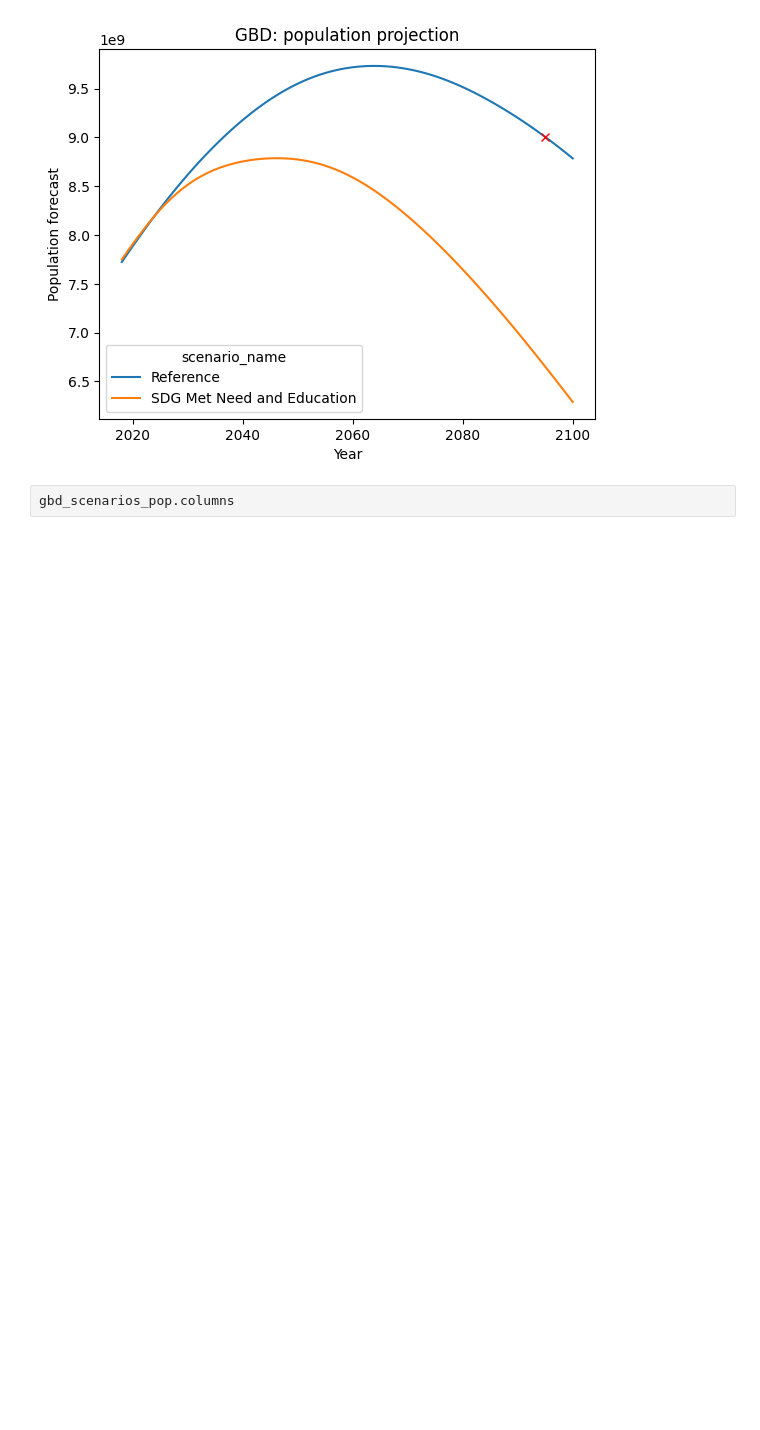
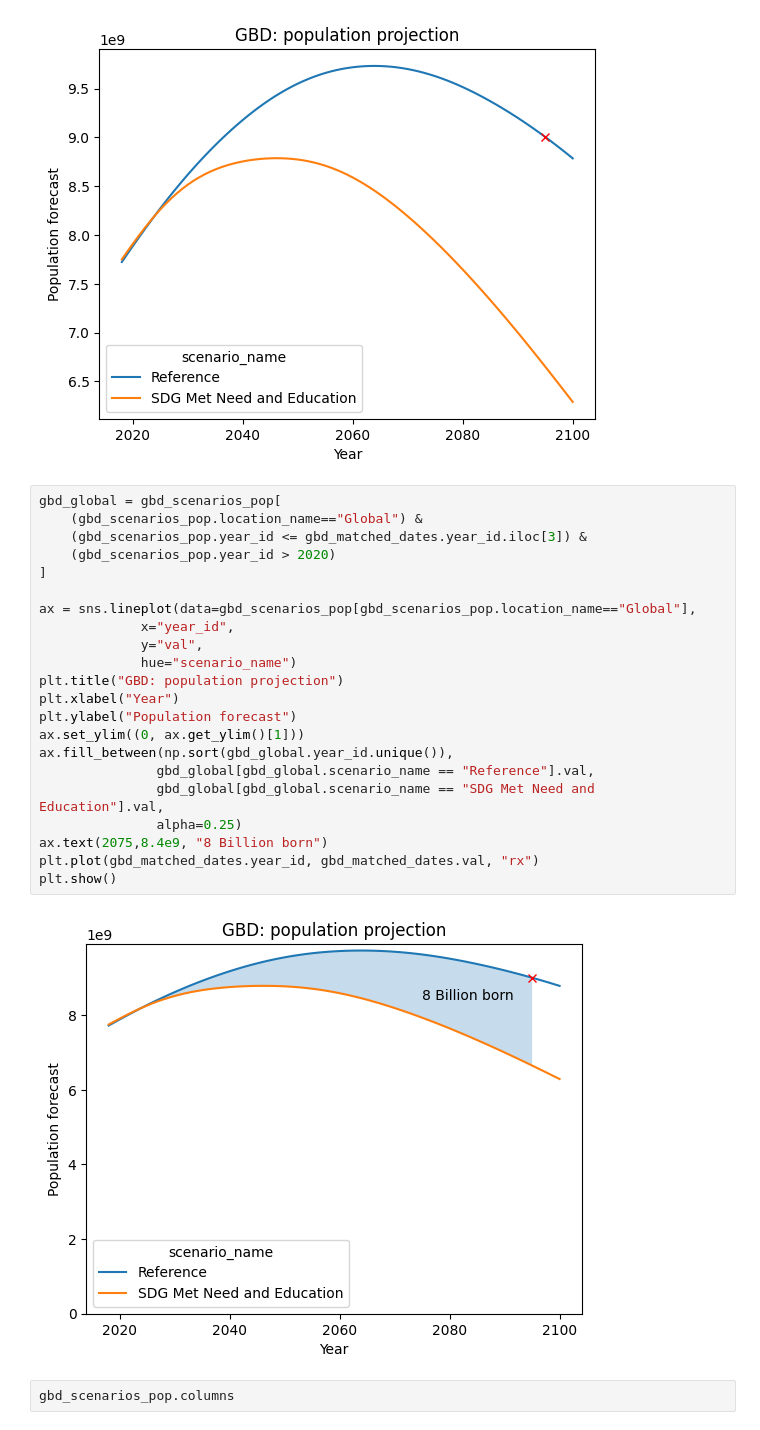
Before and after one commit to Niallfealty/n8b_un_foundation, a Jupyter notebook: model_analysis/exploratory/notebooks/initial_results/ProjectionAnalysis.ipynb, the cells around one changed output. Saved outputs shown, nothing was run; the diff lists cells and outputs as text; blank space fills up the shorter version.

Commit message:
Added some explanatory detail to plots

```diff
--- a/model_analysis/exploratory/notebooks/initial_results/ProjectionAnalysis.ipynb
+++ b/model_analysis/exploratory/notebooks/initial_results/ProjectionAnalysis.ipynb
@@ -86,6 +86,30 @@ plt.plot(gbd_matched_dates.year_id, gbd_matched_dates.val, "rx")
 plt.show()
 # %% [output]
 [figure]
+# %%
+gbd_global = gbd_scenarios_pop[
+    (gbd_scenarios_pop.location_name=="Global") &
+    (gbd_scenarios_pop.year_id <= gbd_matched_dates.year_id.iloc[3]) &
+    (gbd_scenarios_pop.year_id > 2020)
+]
+
+ax = sns.lineplot(data=gbd_scenarios_pop[gbd_scenarios_pop.location_name=="Global"],
+             x="year_id",
+             y="val",
+             hue="scenario_name")
+plt.title("GBD: population projection")
+plt.xlabel("Year")
+plt.ylabel("Population forecast")
+ax.set_ylim((0, ax.get_ylim()[1]))
+ax.fill_between(np.sort(gbd_global.year_id.unique()),
+               gbd_global[gbd_global.scenario_name == "Reference"].val,
+               gbd_global[gbd_global.scenario_name == "SDG Met Need and Education"].val,
+               alpha=0.25)
+ax.text(2075,8.4e9, "8 Billion born")
+plt.plot(gbd_matched_dates.year_id, gbd_matched_dates.val, "rx")
+plt.show()
+# %% [output]
+[figure, added]
 # %%
 gbd_scenarios_pop.columns
 # %% [output]
```
